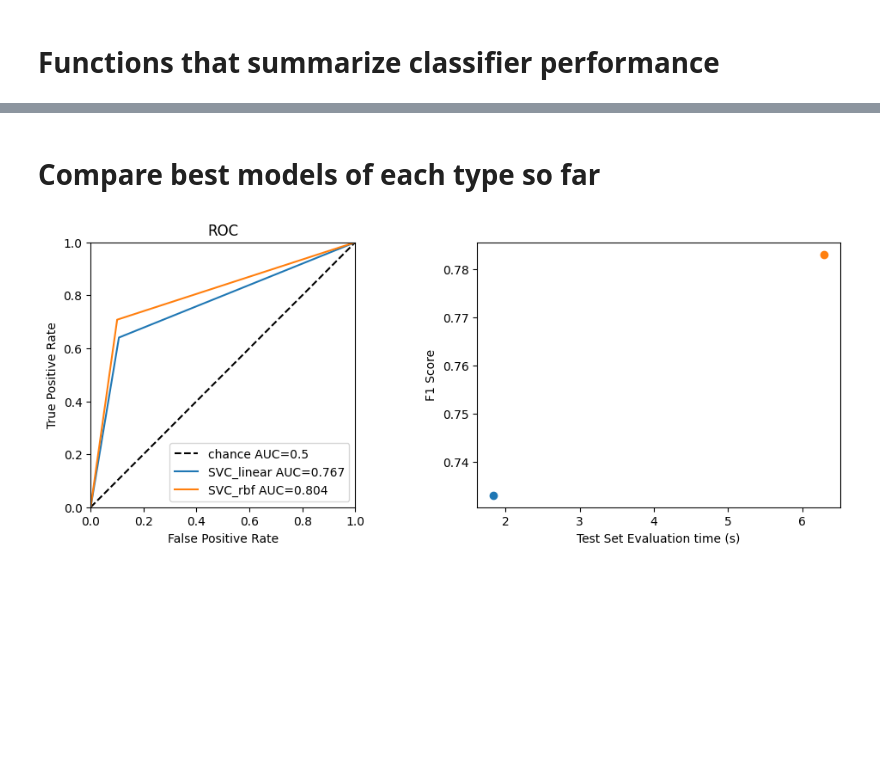
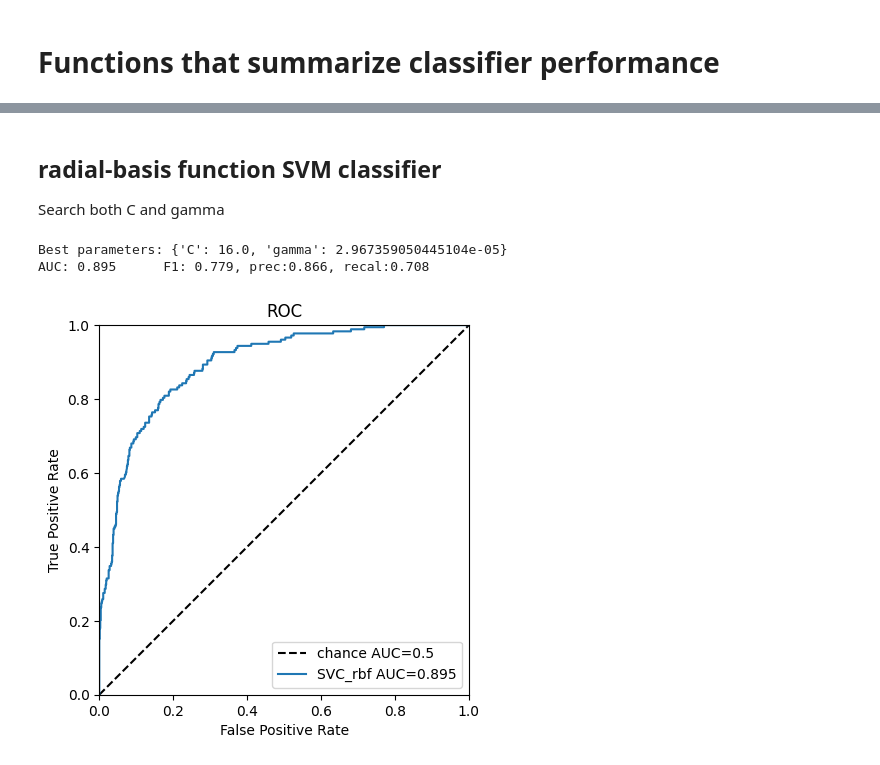
Before and after one commit to zetadin/EGFR_PIC50, a Jupyter notebook: Step3_TrainSimpleModels.ipynb, the cells around one changed output, grey strips where cells are left out. Cells and saved outputs as stored; diff of their text form; code cells hidden in the pictures; blank space fills up the shorter version.

```diff
--- a/Step3_TrainSimpleModels.ipynb
+++ b/Step3_TrainSimpleModels.ipynb
@@ -195,16 +200,24 @@ from sklearn.model_selection import GridSearchCV
 from sklearn.svm import SVC
 
 # do a hyper-parameter search
-param_grid = {'C': [0.025, 0.1, 0.5, 1.0, 2.0]}
-base_estimator = SVC(kernel="linear", random_state=42, class_weight="balanced")
+param_grid = {'C': [0.025, 0.25, 1.0, 4.0, 16.0]}
+base_estimator = SVC(kernel="linear", probability=False,
+                     random_state=42, class_weight="balanced")
 
 sh = GridSearchCV(base_estimator, param_grid,
                   scoring='f1',
                   cv=xval_folds, # cross validation folds
                   n_jobs=-1,     # use all processors
-                  refit=True,    # fit best parameters on all data
+                  refit=False,    # fit best parameters on all data
                  ).fit(no3D_train_x, no3D_train_y)
 
 print("Best parameters:", sh.best_params_)
-evaluate("SVC_linear", sh.best_estimator_, no3D_test_x, no3D_test_y, draw=True, weights=no3D_test_w)
+
+# fit final version on all training data with probability estimates
+best_estimator=SVC(kernel="linear", probability=True,
+                   random_state=42, class_weight="balanced",
+                   **sh.best_params_)
+best_estimator.fit(no3D_train_x, no3D_train_y)
+
+evaluate("SVC_linear", best_estimator, no3D_test_x, no3D_test_y, draw=True, weights=no3D_test_w)
 # %% [output]
@@ -236,2 +225,0 @@ AUC: 0.804      F1: 0.783, prec:0.876, recal:0.708
-# %% [markdown]
-# Compare best models of each type so far
@@ -242,30 +226,31 @@ for key in tqdm(models.keys()):
-# %%
-plt.figure(figsize=(12,4))
-
-# ROC
-plt.subplot(1,2,1)
-plt.axis("square")
-plt.plot([0, 1], [0, 1], "k--", label="chance AUC=0.5")
-# loop through all saved models
-for key in models.keys():
-    plt.plot(model_ROCs_FPR[key],
-             model_ROCs_TPR[key],
-             label=f"{key} AUC={model_AUCs[key]:.3}")
-
-plt.xlabel("False Positive Rate")
-plt.ylabel("True Positive Rate")
-plt.title("ROC")
-plt.xlim((0,1))
-plt.ylim((0,1))
-plt.legend()
-
-# F1 vs execution time
-plt.subplot(1,2,2)
-for key in models.keys():
-    plt.scatter([model_run_time[key]], [model_F1s[key]], label=key)
-plt.xlabel("Test Set Evaluation time (s)")
-plt.ylabel("F1 Score")
-
-plt.show()
-# %% [output]
-[figure, removed]
+# %% [markdown]
+## radial-basis function SVM classifier
+Search both C and gamma
+# %%
+# do a hyper-parameter search
+# features already have variance 1, so default gamma = 1/N features here
+param_grid = {'C': [0.025, 0.25, 1.0, 4.0, 16.0],
+              'gamma': np.array([0.04, 0.2, 1, 5, 25])/no3D_train_x.shape[1]}
+base_estimator = SVC(kernel="rbf", probability=False,
+                     random_state=42, class_weight="balanced")
+
+sh = GridSearchCV(base_estimator, param_grid,
+                  scoring='f1',
+                  cv=xval_folds, # cross validation folds
+                  n_jobs=-1,     # use all processors
+                  refit=False,    # fit best parameters on all data
+                 ).fit(no3D_train_x, no3D_train_y)
+
+print("Best parameters:", sh.best_params_)
+
+# fit final version on all training data with probability estimates
+best_estimator=SVC(kernel="rbf", probability=True,
+                   random_state=42, class_weight="balanced",
+                   **sh.best_params_)
+best_estimator.fit(no3D_train_x, no3D_train_y)
+
+evaluate("SVC_rbf", best_estimator, no3D_test_x, no3D_test_y, draw=True, weights=no3D_test_w)
+# %% [output]
+Best parameters: {'C': 16.0, 'gamma': 2.967359050445104e-05}
+AUC: 0.895      F1: 0.779, prec:0.866, recal:0.708
+[figure, added]
```
Also changed, not shown: parts of 24 cells of this notebook.
